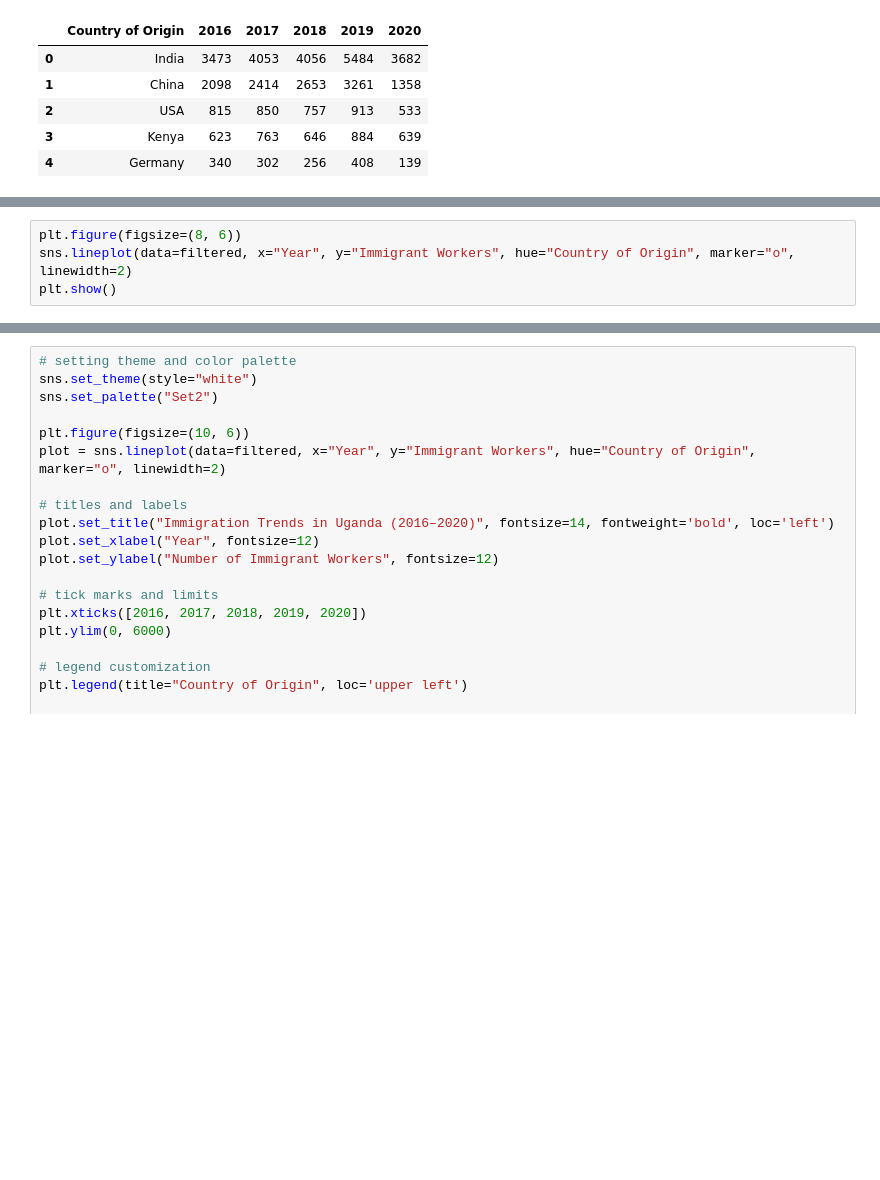
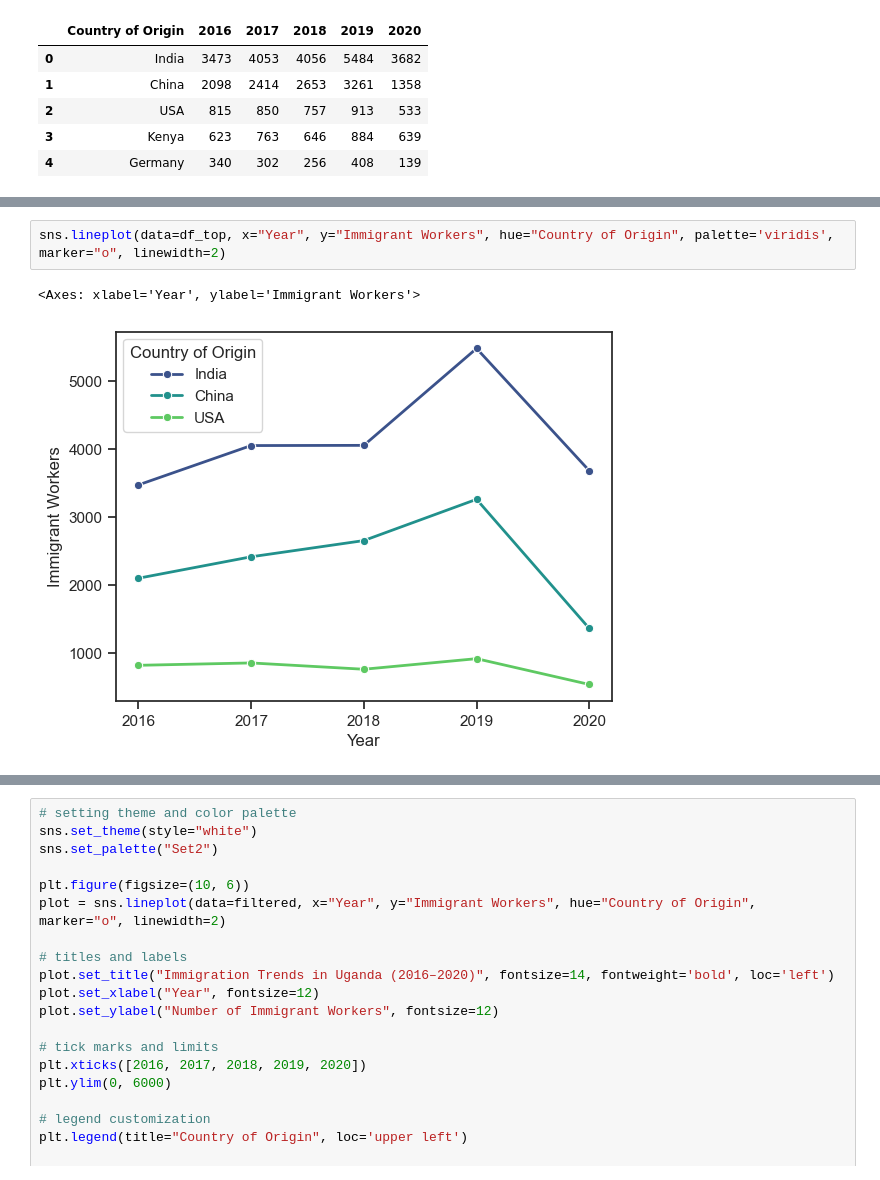
Before and after one commit to DJ-Muwi/immigrants_in_ug, a Jupyter notebook: data_viz_notebook.ipynb, the cells around one changed output, grey strips where cells are left out. Cells and saved outputs as stored; diff of their text form; blank space fills up the shorter version.

```diff
--- a/data_viz_notebook.ipynb
+++ b/data_viz_notebook.ipynb
@@ -207,8 +212,9 @@ While Matplotlib gives full control, Seaborn makes it faster to create attractiv
 
 We’ll now recreate our earlier plot using Seaborn to show how much easier and more expressive it can be.
 # %%
-plt.figure(figsize=(8, 6))
-sns.lineplot(data=filtered, x="Year", y="Immigrant Workers", hue="Country of Origin", marker="o", linewidth=2)
-plt.show()
+sns.lineplot(data=df_top, x="Year", y="Immigrant Workers", hue="Country of Origin", palette='viridis', marker="o", linewidth=2)
+# %% [output]
+<Axes: xlabel='Year', ylabel='Immigrant Workers'>
+[figure, added]
 # %%
 plt.figure(figsize=(8, 6))
```
Also changed, not shown: parts of 18 cells of this notebook.
